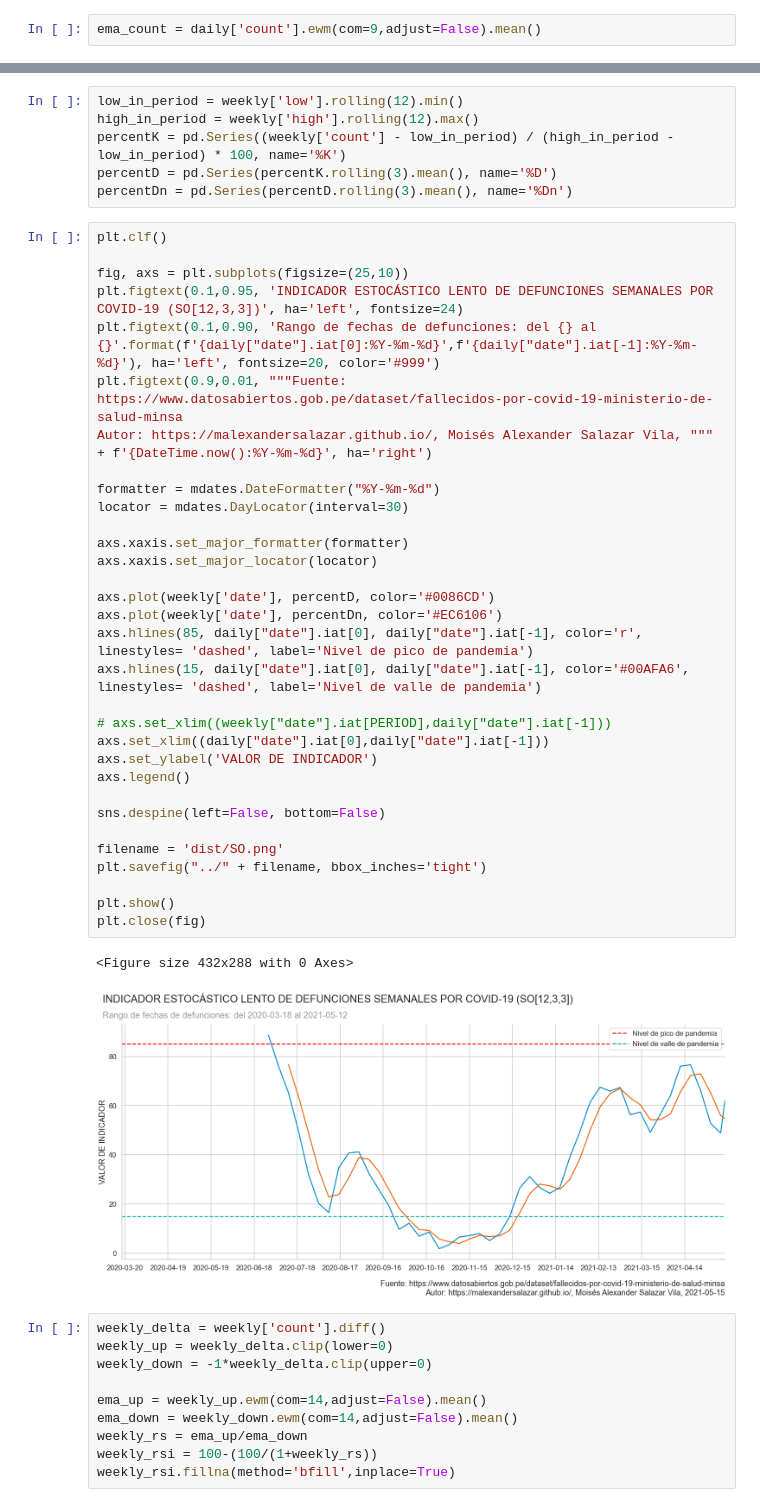
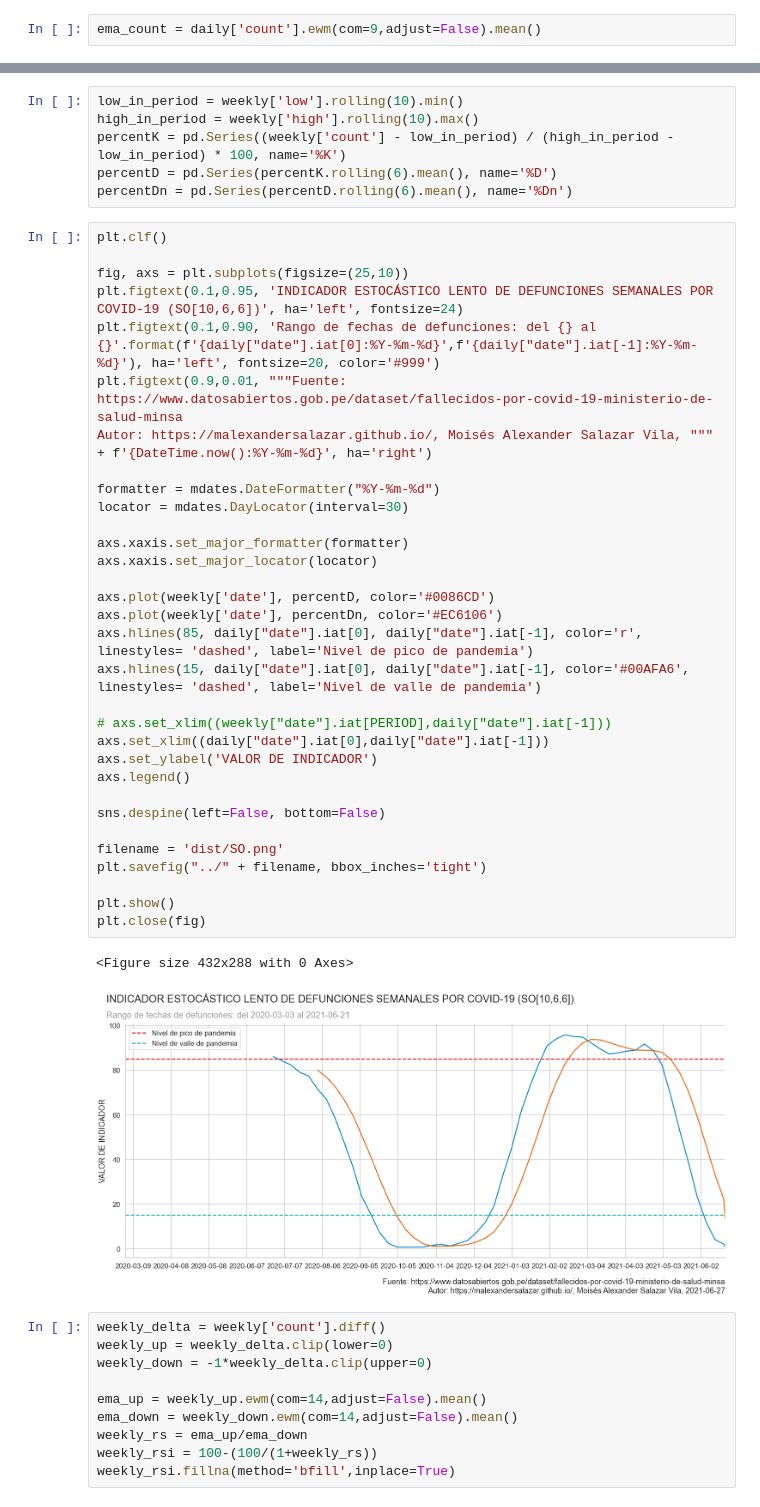
Before and after one commit to malexandersalazar/covid-19-peru-analisis-oleadas, a Jupyter notebook: src/main.ipynb, the cells around one changed output, grey strips where cells are left out. Saved outputs shown, nothing was run; the diff lists cells and outputs as text.

```diff
--- a/src/main.ipynb
+++ b/src/main.ipynb
@@ -109,44 +108,44 @@ No handles with labels found to put in legend.
 # %%
-low_in_period = weekly['low'].rolling(12).min()
-high_in_period = weekly['high'].rolling(12).max()
+low_in_period = weekly['low'].rolling(10).min()
+high_in_period = weekly['high'].rolling(10).max()
 percentK = pd.Series((weekly['count'] - low_in_period) / (high_in_period - low_in_period) * 100, name='%K')
-percentD = pd.Series(percentK.rolling(3).mean(), name='%D')
-percentDn = pd.Series(percentD.rolling(3).mean(), name='%Dn')
+percentD = pd.Series(percentK.rolling(6).mean(), name='%D')
+percentDn = pd.Series(percentD.rolling(6).mean(), name='%Dn')
 # %%
 plt.clf()
 
 fig, axs = plt.subplots(figsize=(25,10))
-plt.figtext(0.1,0.95, 'INDICADOR ESTOCÁSTICO LENTO DE DEFUNCIONES SEMANALES POR COVID-19 (SO[12,3,3])', ha='left', fontsize=24)
+plt.figtext(0.1,0.95, 'INDICADOR ESTOCÁSTICO LENTO DE DEFUNCIONES SEMANALES POR COVID-19 (SO[10,6,6])', ha='left', fontsize=24)
 plt.figtext(0.1,0.90, 'Rango de fechas de defunciones: del {} al {}'.format(f'{daily["date"].iat[0]:%Y-%m-%d}',f'{daily["date"].iat[-1]:%Y-%m-%d}'), ha='left', fontsize=20, color='#999')
 plt.figtext(0.9,0.01, """Fuente: https://www.datosabiertos.gob.pe/dataset/fallecidos-por-covid-19-ministerio-de-salud-minsa
 Autor: https://malexandersalazar.github.io/, Moisés Alexander Salazar Vila, """ + f'{DateTime.now():%Y-%m-%d}', ha='right')
 
 formatter = mdates.DateFormatter("%Y-%m-%d")
 locator = mdates.DayLocator(interval=30)
 
 axs.xaxis.set_major_formatter(formatter)
 axs.xaxis.set_major_locator(locator)
 
 axs.plot(weekly['date'], percentD, color='#0086CD')
 axs.plot(weekly['date'], percentDn, color='#EC6106')
 axs.hlines(85, daily["date"].iat[0], daily["date"].iat[-1], color='r', linestyles= 'dashed', label='Nivel de pico de pandemia')
 axs.hlines(15, daily["date"].iat[0], daily["date"].iat[-1], color='#00AFA6', linestyles= 'dashed', label='Nivel de valle de pandemia')
 
 # axs.set_xlim((weekly["date"].iat[PERIOD],daily["date"].iat[-1]))
 axs.set_xlim((daily["date"].iat[0],daily["date"].iat[-1]))
 axs.set_ylabel('VALOR DE INDICADOR')
 axs.legend()
 
 sns.despine(left=False, bottom=False)
 
 filename = 'dist/SO.png'
 plt.savefig("../" + filename, bbox_inches='tight')
 
 plt.show()
 plt.close(fig)
 # %% [output]
 <Figure size 432x288 with 0 Axes>
-[figure, old version]
+[figure, new version]
 # %%
 weekly_delta = weekly['count'].diff()
 weekly_up = weekly_delta.clip(lower=0)
```
Also changed, not shown: parts of 5 cells of this notebook, 5 other files.
